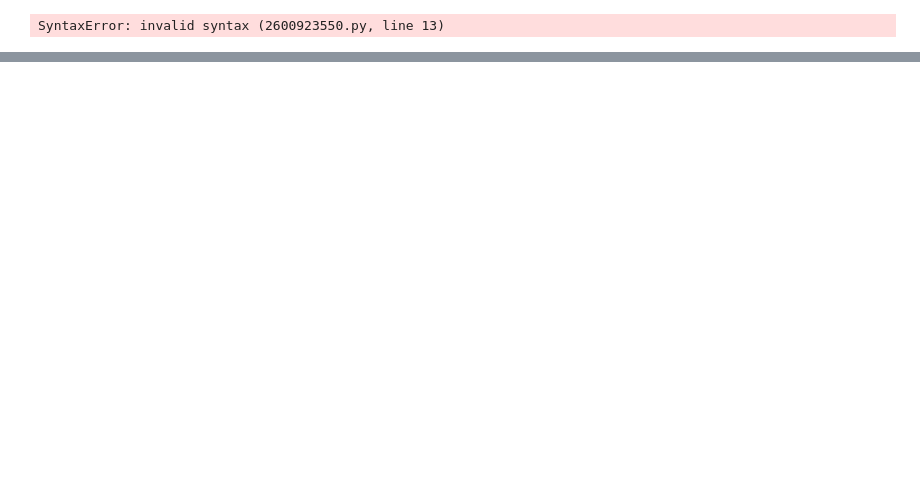
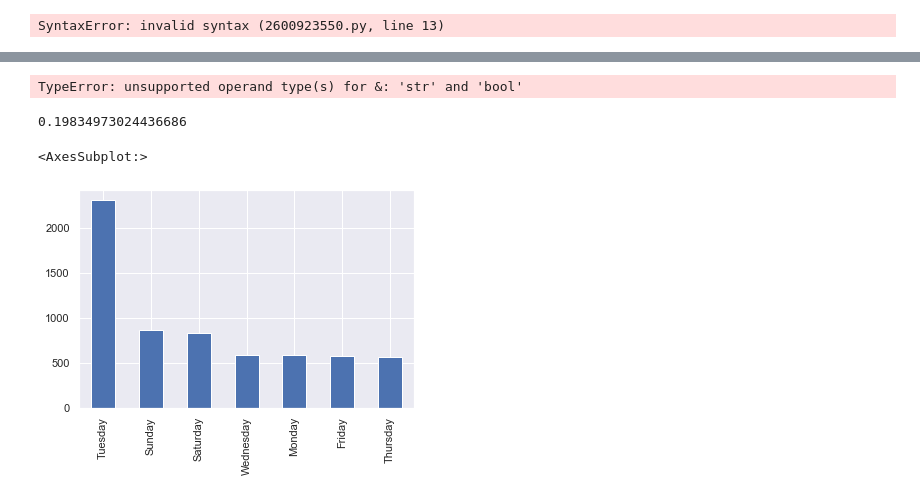
Before and after one commit to Humberthor/primer_proyecto_DAPT, a Jupyter notebook: codigo_proyecto/Proyect_Main_3.ipynb, the cells around one changed output, grey strips where cells are left out. Cells and saved outputs as stored; diff of their text form; code cells hidden in the pictures; blank space fills up the shorter version.

```diff
--- a/codigo_proyecto/Proyect_Main_3.ipynb
+++ b/codigo_proyecto/Proyect_Main_3.ipynb
@@ -740,0 +723,6 @@ SyntaxError: invalid syntax (2600923550.py, line 13)
+# %%
+import country_converter as coco
+
+df["Country"] = coco.convert(names=df["Country"], to='name_short')
+df["Country"]=df["Country"].str.lower()
+df["Country"].value_counts()
@@ -740,0 +731,12 @@ SyntaxError: invalid syntax (2600923550.py, line 13)
+# %%
+import matplotlib.pyplot as plt
+import seaborn as sns
+sns.set_theme()
+
+# Load the example flights dataset and convert to long-form
+attacks = sns.load_dataset("attacks")
+attacks = attacks.pivot("month", "year", "passengers")
+
+# Draw a heatmap with the numeric values in each cell
+f, ax = plt.subplots(figsize=(9, 6))
+sns.heatmap(flights, annot=True, fmt="d", linewidths=.5, ax=ax)
@@ -740,0 +790,3 @@ SyntaxError: invalid syntax (2600923550.py, line 13)
+# %%
+df_trabajo = df[['Sex','Fatal (Y/N)', 'Date_normalize', 'Year_Date', 'Month_Date','Country','Day_Date', 'Age_normalize',"Type"]]
+df_trabajo
@@ -740,0 +807,17 @@ SyntaxError: invalid syntax (2600923550.py, line 13)
+# %%
+df_trabajo[(df_trabajo["Day_Date"]) & (df_trabajo["Country"]!="not found")].value_counts().plot.bar()
+# %% [output]
+TypeError: unsupported operand type(s) for &: 'str' and 'bool'
+# %%
+t=df_trabajo[df_trabajo["Country"]=="not found"].value_counts().sum()
+ar=df_trabajo["Country"].value_counts().sum()
+t/ar
+# %% [output]
+0.19834973024436686
+# %%
+#df_trabajo["Country"].value_counts().nlargest(10).plot.bar()
+#df_trabajo["Country"].value_counts().plot.bar()
+df_trabajo["Day_Date"].value_counts().plot.bar()
+# %% [output]
+<AxesSubplot:>
+[figure, added]
```
Also changed, not shown: parts of 81 cells of this notebook.
